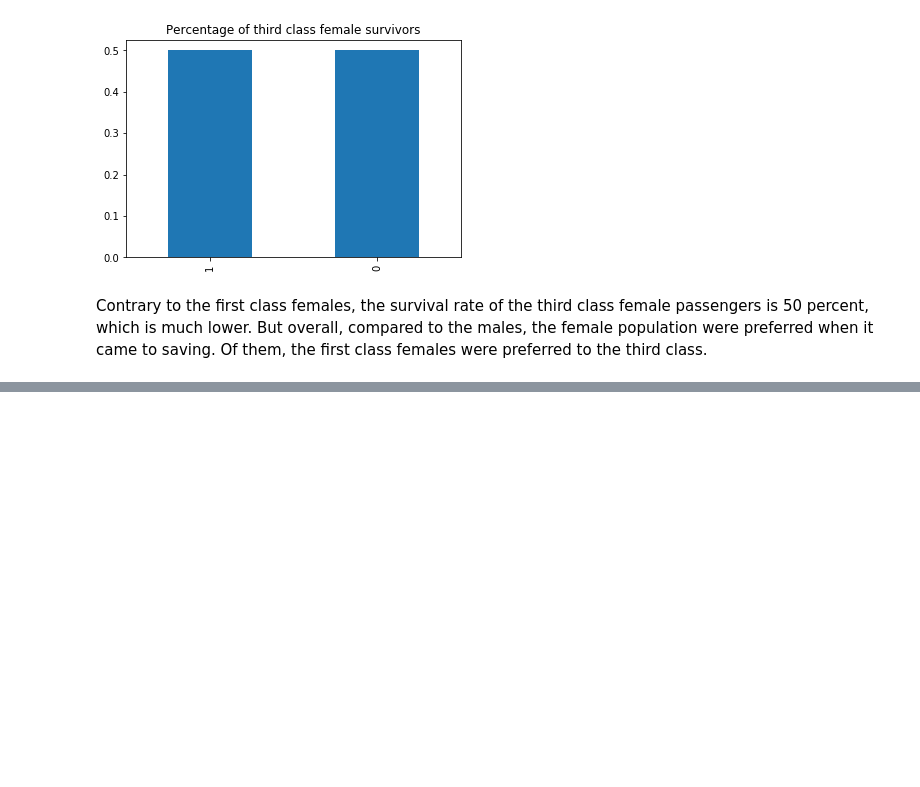
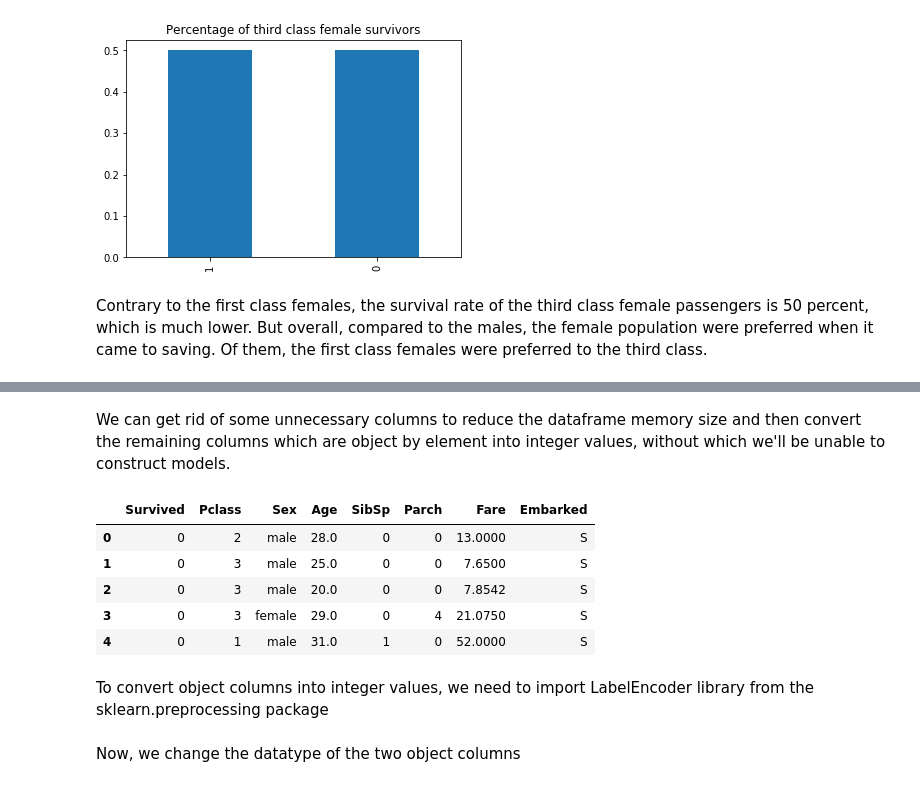
Before and after one commit to hosadman/titanic-survivor-prediction, a Jupyter notebook: Titanic-Survivor-Prediction-Analysis.ipynb, the cells around one changed output, grey strips where cells are left out. Cells and saved outputs as stored; diff of their text form; code cells hidden in the pictures; blank space fills up the shorter version.

Commit message:
Edited column data types for building models

```diff
--- a/Titanic-Survivor-Prediction-Analysis.ipynb
+++ b/Titanic-Survivor-Prediction-Analysis.ipynb
@@ -238,0 +247,6 @@ Contrary to the first class females, the survival rate of the third class female
+# %%
+df = df.dropna(subset=['Age','Embarked'])
+
+df.reset_index(drop=True, inplace=True)
+
+df.head()
@@ -238,0 +284,15 @@ Contrary to the first class females, the survival rate of the third class female
+# %% [markdown]
+We can get rid of some unnecessary columns to reduce the dataframe memory size and then convert the remaining columns which are object by element into integer values, without which we'll be unable to construct models.
+# %%
+df = df.drop(['PassengerId','Name','Ticket','Cabin'], axis=1)
+
+df.head()
+# %% [output]
+|  | Survived | Pclass | Sex | Age | SibSp | Parch | Fare | Embarked |
+| 0 | 0 | 2 | male | 28.0 | 0 | 0 | 13.0000 | S |
+| 1 | 0 | 3 | male | 25.0 | 0 | 0 | 7.6500 | S |
+| 2 | 0 | 3 | male | 20.0 | 0 | 0 | 7.8542 | S |
+| 3 | 0 | 3 | female | 29.0 | 0 | 4 | 21.0750 | S |
+| 4 | 0 | 1 | male | 31.0 | 1 | 0 | 52.0000 | S |
+# %% [markdown]
+To convert object columns into integer values, we need to import LabelEncoder library from the sklearn.preprocessing package
@@ -238,0 +302,2 @@ Contrary to the first class females, the survival rate of the third class female
+# %% [markdown]
+Now, we change the datatype of the two object columns
```
Also changed, not shown: parts of 16 cells of this notebook.
